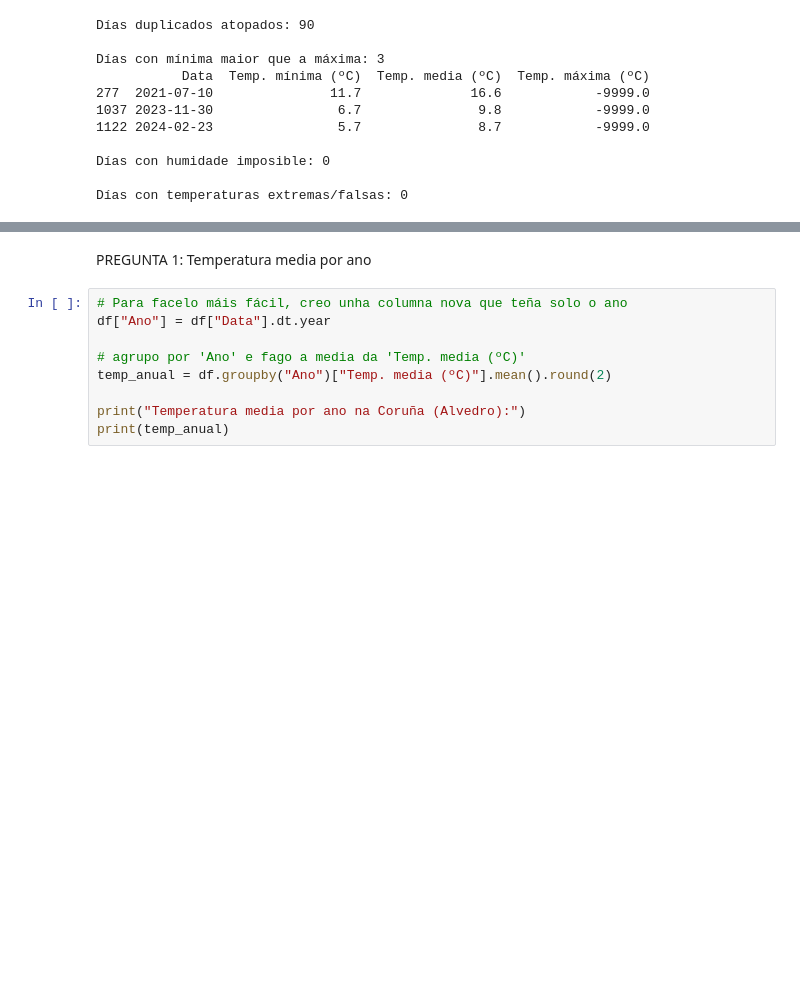
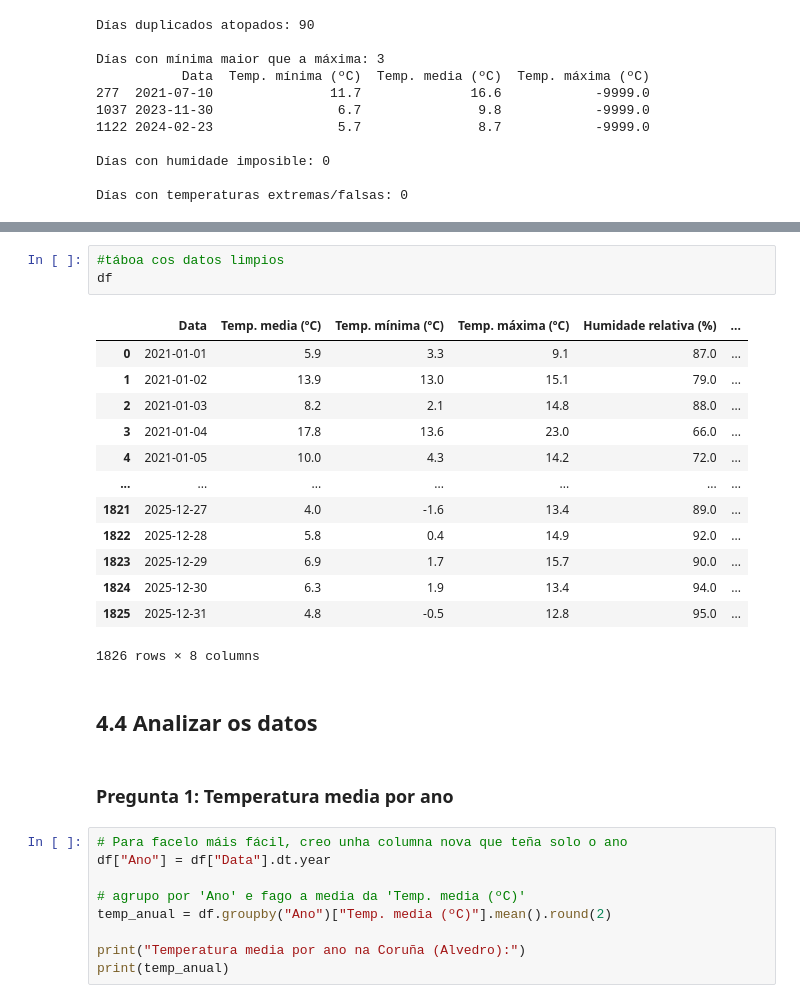
Before and after one commit to aroat-iabd/p1_que_tempo_fixo, a Jupyter notebook: p1_que_tempo_fixo/notebooks/p1.ipynb, the cells around one changed output, grey strips where cells are left out. Drawn from its saved outputs; the diff is of its cells as text; blank space fills up the shorter version.

```diff
--- a/p1_que_tempo_fixo/notebooks/p1.ipynb
+++ b/p1_que_tempo_fixo/notebooks/p1.ipynb
@@ -270,5 +312,24 @@ Datos limpos gardados con éxito en: ../datos/clean/meteo_alvedro_2021_2025_limp
+# %%
+#táboa cos datos limpios
+df
+# %% [output]
+|  | Data | Temp. media (ºC) | Temp. mínima (ºC) | Temp. máxima (ºC) | Humidade relativa (%) | ... |
+| 0 | 2021-01-01 | 5.9 | 3.3 | 9.1 | 87.0 | ... |
+| 1 | 2021-01-02 | 13.9 | 13.0 | 15.1 | 79.0 | ... |
+| 2 | 2021-01-03 | 8.2 | 2.1 | 14.8 | 88.0 | ... |
+| 3 | 2021-01-04 | 17.8 | 13.6 | 23.0 | 66.0 | ... |
+| 4 | 2021-01-05 | 10.0 | 4.3 | 14.2 | 72.0 | ... |
+| ... | ... | ... | ... | ... | ... | ... |
+| 1821 | 2025-12-27 | 4.0 | -1.6 | 13.4 | 89.0 | ... |
+| 1822 | 2025-12-28 | 5.8 | 0.4 | 14.9 | 92.0 | ... |
+| 1823 | 2025-12-29 | 6.9 | 1.7 | 15.7 | 90.0 | ... |
+| 1824 | 2025-12-30 | 6.3 | 1.9 | 13.4 | 94.0 | ... |
+| 1825 | 2025-12-31 | 4.8 | -0.5 | 12.8 | 95.0 | ... |
+1826 rows × 8 columns
+# %% [markdown]
+## 4.4 Analizar os datos
 # %% [markdown]
-PREGUNTA 1: Temperatura media por ano
+### Pregunta 1: Temperatura media por ano
 # %%
 # Para facelo máis fácil, creo unha columna nova que teña solo o ano
 df["Ano"] = df["Data"].dt.year
```
Also changed, not shown: parts of 36 cells of this notebook, 7 other files.
